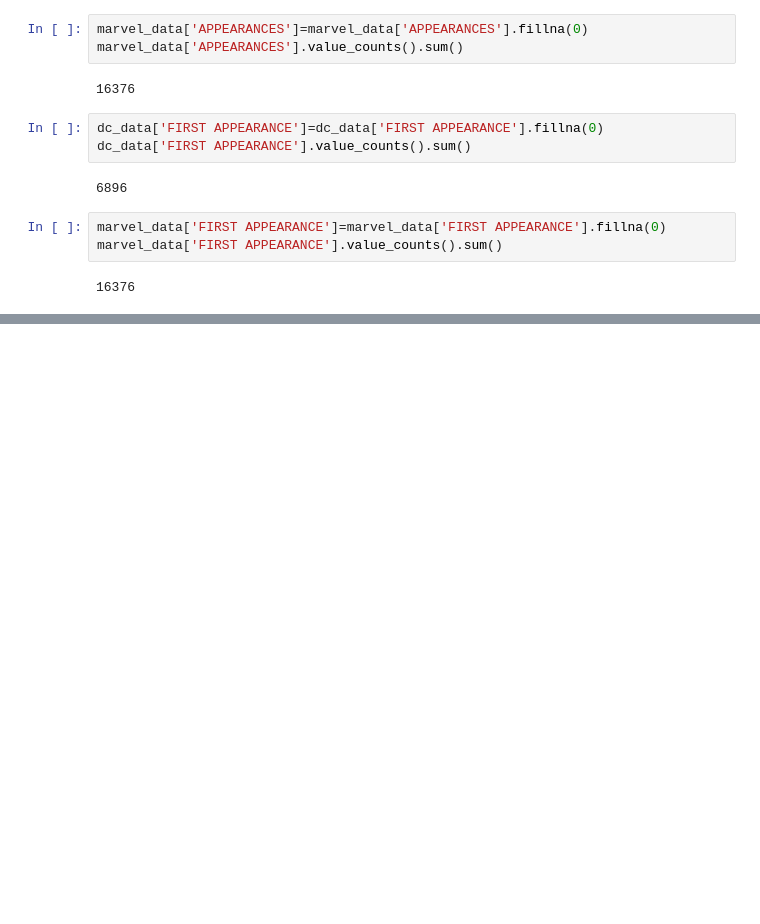
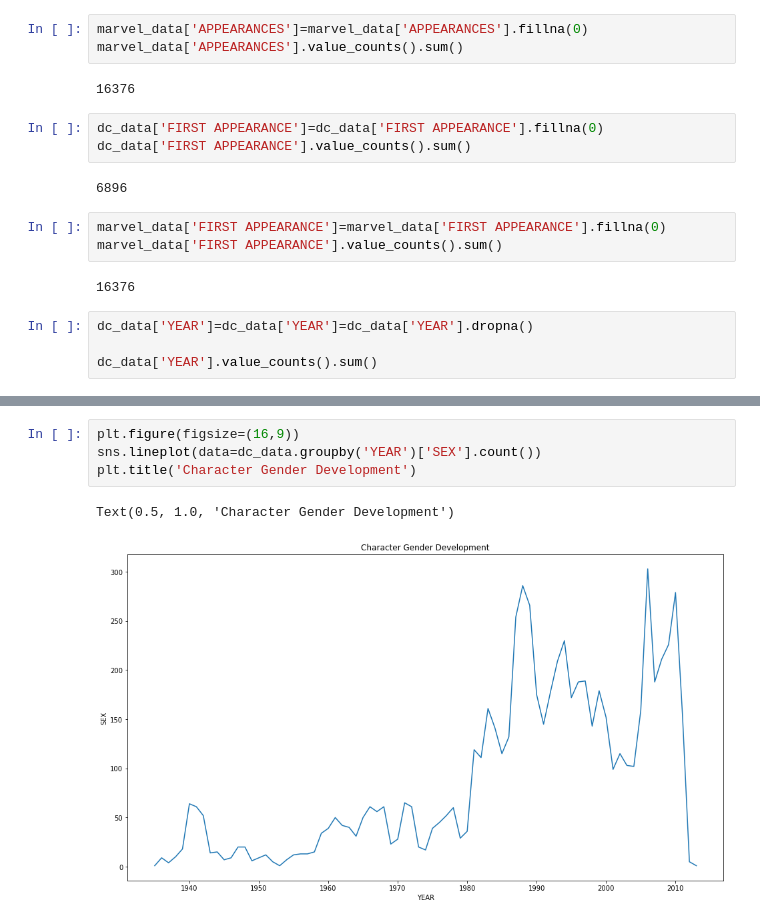
Before and after one commit to JanataZZ/Pandas-Numpy, a Jupyter notebook: FiveThirtyEight Comic Characters Dataset (Kaggle.com).ipynb, the cells around one changed output, grey strips where cells are left out. Drawn from its saved outputs; the diff is of its cells as text; blank space fills up the shorter version.

Commit message:
FiveThirtyEight Comic Characters Dataset
FiveThirtyEight Comic Characters Dataset (Kaggle.com)

```diff
--- a/FiveThirtyEight Comic Characters Dataset (Kaggle.com).ipynb
+++ b/FiveThirtyEight Comic Characters Dataset (Kaggle.com).ipynb
@@ -202,3 +205,7 @@ marvel_data['FIRST APPEARANCE']=marvel_data['FIRST APPEARANCE'].fillna(0)
 marvel_data['FIRST APPEARANCE'].value_counts().sum()
 # %% [output]
 16376
+# %%
+dc_data['YEAR']=dc_data['YEAR']=dc_data['YEAR'].dropna()
+
+dc_data['YEAR'].value_counts().sum()
@@ -208,0 +249,7 @@ KeyError: 'Year'
+# %%
+plt.figure(figsize=(16,9))
+sns.lineplot(data=dc_data.groupby('YEAR')['SEX'].count())
+plt.title('Character Gender Development')
+# %% [output]
+Text(0.5, 1.0, 'Character Gender Development')
+[figure, added]
```
Also changed, not shown: parts of 10 cells of this notebook.
